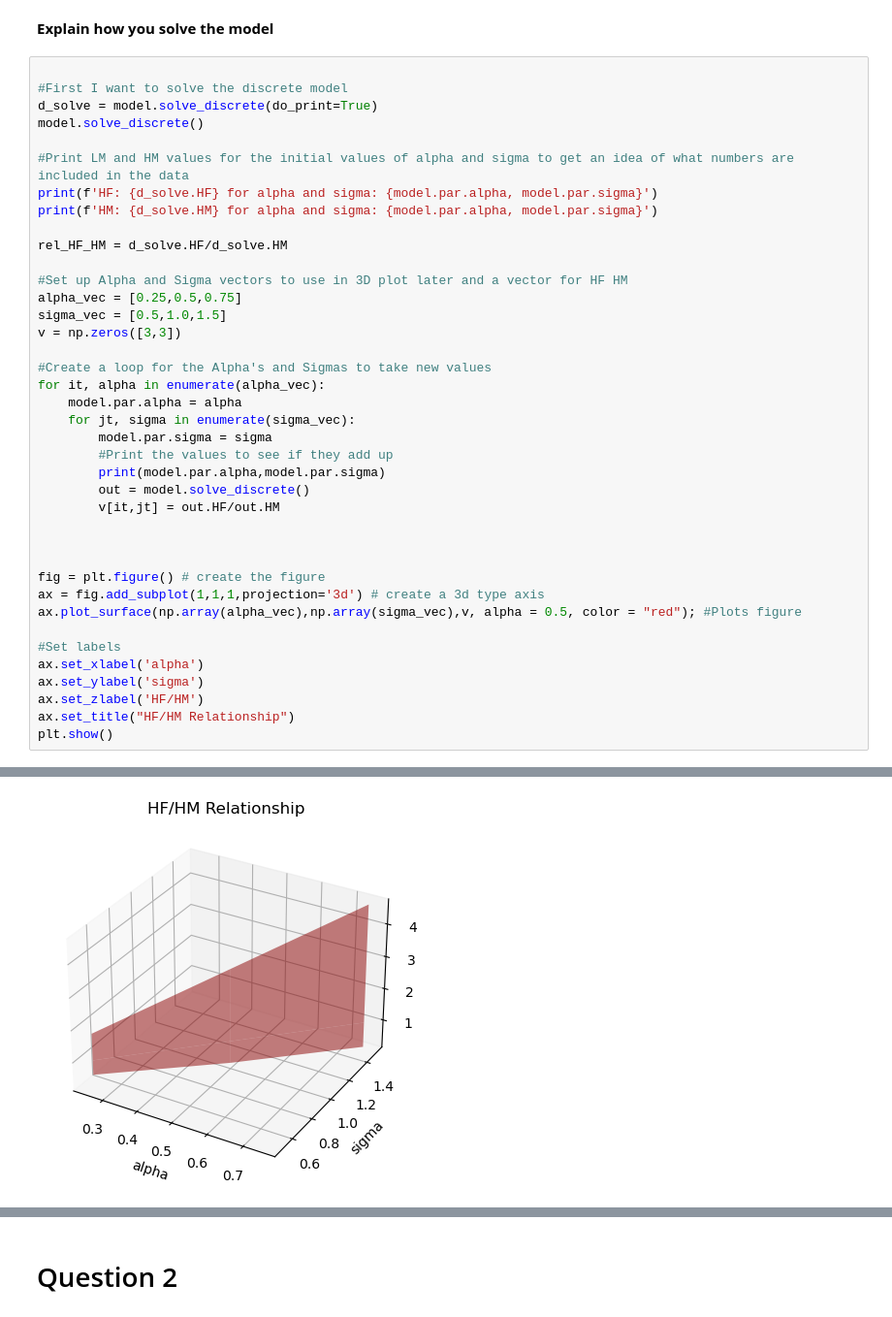
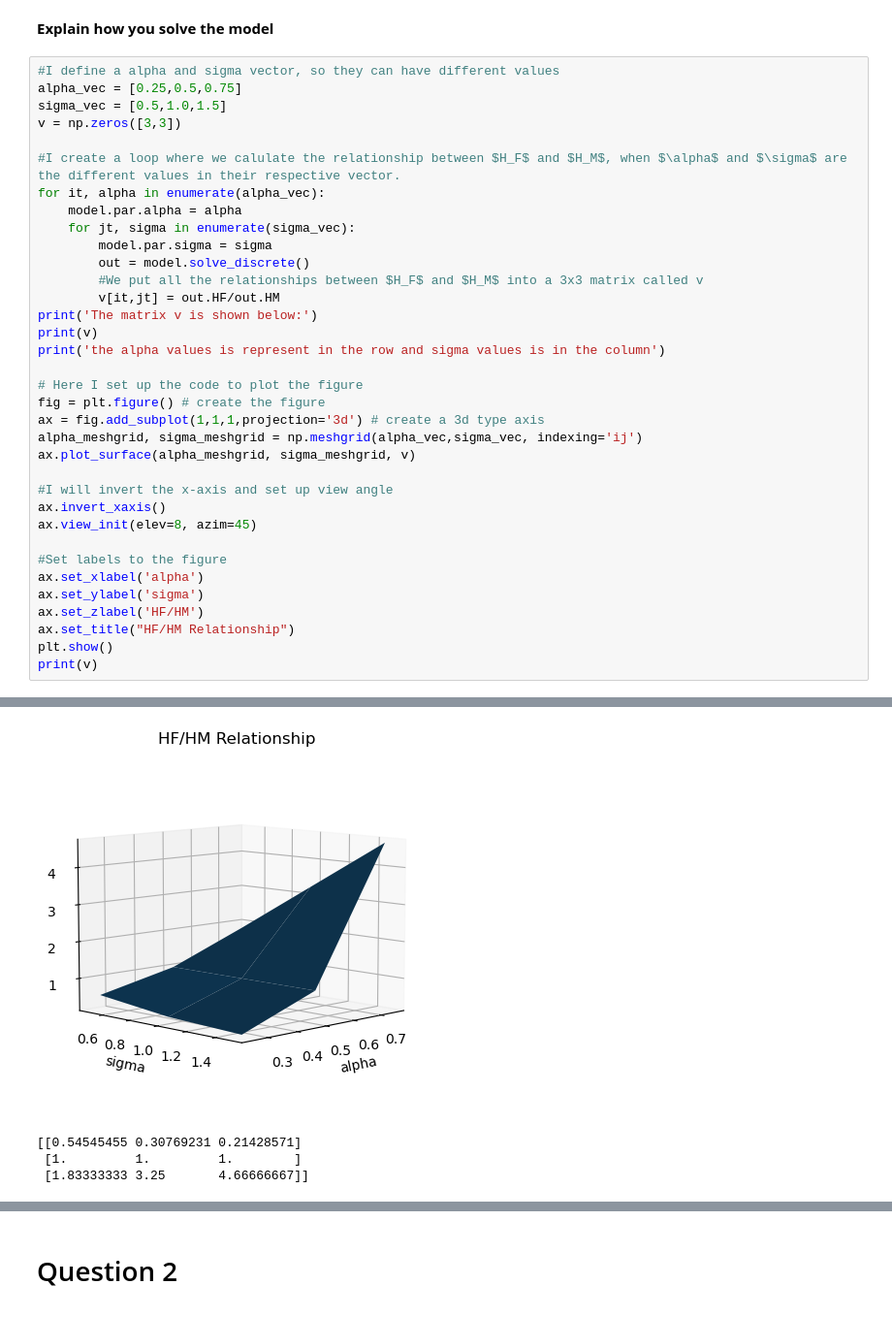
Before and after one commit to NumEconCopenhagen/projects-2023-aml, a Jupyter notebook: inauguralproject/inauguralproject.ipynb, the cells around one changed output, grey strips where cells are left out. Shown at 97% size. Saved outputs shown, nothing was run; the diff lists cells and outputs as text.

```diff
--- a/inauguralproject/inauguralproject.ipynb
+++ b/inauguralproject/inauguralproject.ipynb
@@ -35,42 +35,38 @@ The autoreload extension is already loaded. To reload it, use:
 # %% [markdown]
 **Explain how you solve the model**
 # %%
-
-#First I want to solve the discrete model
-d_solve = model.solve_discrete(do_print=True)
-model.solve_discrete()
-
-#Print LM and HM values for the initial values of alpha and sigma to get an idea of what numbers are included in the data
-print(f'HF: {d_solve.HF} for alpha and sigma: {model.par.alpha, model.par.sigma}')
-print(f'HM: {d_solve.HM} for alpha and sigma: {model.par.alpha, model.par.sigma}')
-
-rel_HF_HM = d_solve.HF/d_solve.HM
-
-#Set up Alpha and Sigma vectors to use in 3D plot later and a vector for HF HM
+#I define a alpha and sigma vector, so they can have different values
 alpha_vec = [0.25,0.5,0.75]
 sigma_vec = [0.5,1.0,1.5]
 v = np.zeros([3,3])
 
-#Create a loop for the Alpha's and Sigmas to take new values
+#I create a loop where we calulate the relationship between $H_F$ and $H_M$, when $\alpha$ and $\sigma$ are the different values in their respective vector.
 for it, alpha in enumerate(alpha_vec):
     model.par.alpha = alpha
     for jt, sigma in enumerate(sigma_vec):
         model.par.sigma = sigma
-        #Print the values to see if they add up
-        print(model.par.alpha,model.par.sigma)
         out = model.solve_discrete()
+        #We put all the relationships between $H_F$ and $H_M$ into a 3x3 matrix called v
         v[it,jt] = out.HF/out.HM
+print('The matrix v is shown below:')
+print(v)
+print('the alpha values is represent in the row and sigma values is in the column')
 
-
-
+# Here I set up the code to plot the figure
 fig = plt.figure() # create the figure
 ax = fig.add_subplot(1,1,1,projection='3d') # create a 3d type axis
-ax.plot_surface(np.array(alpha_vec),np.array(sigma_vec),v, alpha = 0.5, color = "red"); #Plots figure
+alpha_meshgrid, sigma_meshgrid = np.meshgrid(alpha_vec,sigma_vec, indexing='ij')
+ax.plot_surface(alpha_meshgrid, sigma_meshgrid, v)
 
-#Set labels
+#I will invert the x-axis and set up view angle
+ax.invert_xaxis()
+ax.view_init(elev=8, azim=45)
+
+#Set labels to the figure
 ax.set_xlabel('alpha')
 ax.set_ylabel('sigma')
 ax.set_zlabel('HF/HM')
 ax.set_title("HF/HM Relationship")
 plt.show()
+print(v)
 # %% [output]
@@ -92 +78,4 @@ HM: 4.5 for alpha and sigma: (0.5, 1.0)
-[figure, old version]
+[figure, new version]
+[[0.54545455 0.30769231 0.21428571]
+ [1.         1.         1.        ]
+ [1.83333333 3.25       4.66666667]]
```
Also changed, not shown: parts of 9 cells of this notebook, 1 other file.
